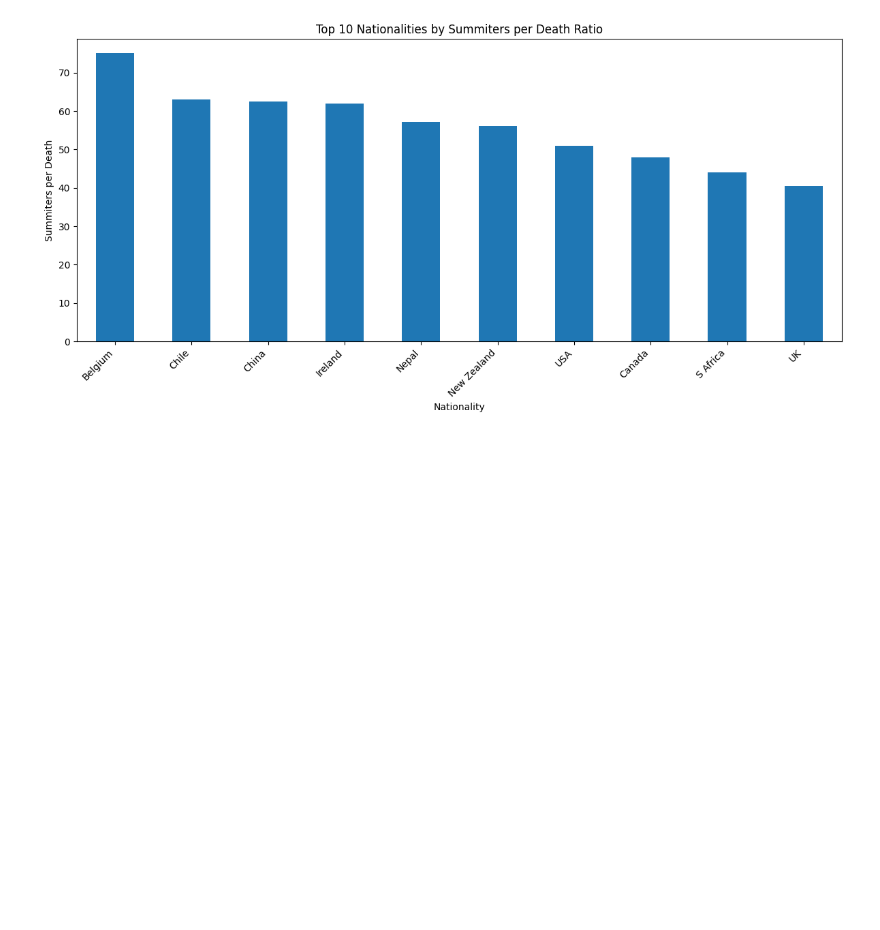
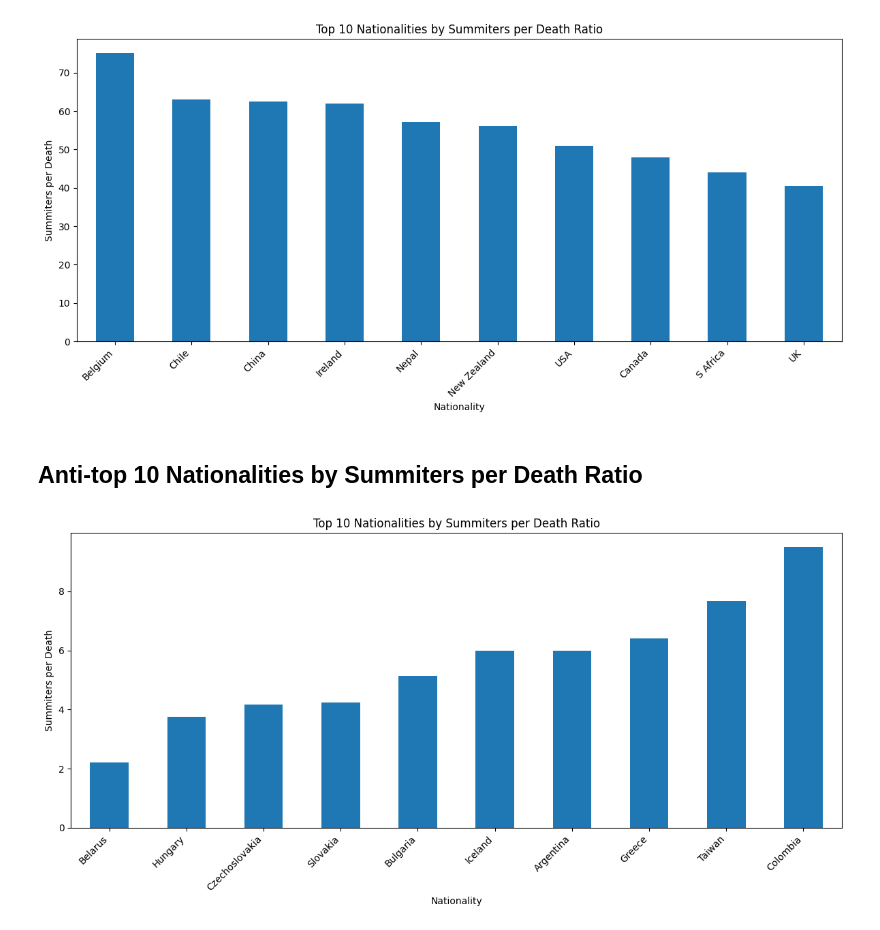
Before and after one commit to DmytroRi/himalayan_expeditions, a Jupyter notebook: HimalayaInsights.ipynb, the cells around one changed output. Drawn from its saved outputs; the diff is of its cells as text; code cells hidden in the pictures; blank space fills up the shorter version.

Commit message:
Anti-top 10 safest countries

```diff
--- a/HimalayaInsights.ipynb
+++ b/HimalayaInsights.ipynb
@@ -349,3 +349,18 @@ plt.tight_layout()
 plt.show()
 # %% [output]
 [figure]
+# %% [markdown]
+## Anti-top 10 Nationalities by Summiters per Death Ratio
+# %%
+top10 = stats.sort_values('summiteers_per_death', ascending=True).head(10)
+
+plt.figure(figsize=(12, 6))
+top10['summiteers_per_death'].plot(kind='bar')
+plt.title('Top 10 Nationalities by Summiters per Death Ratio')
+plt.xlabel('Nationality')
+plt.ylabel('Summiters per Death')
+plt.xticks(rotation=45, ha='right')
+plt.tight_layout()
+plt.show()
+# %% [output]
+[figure, added]
```
